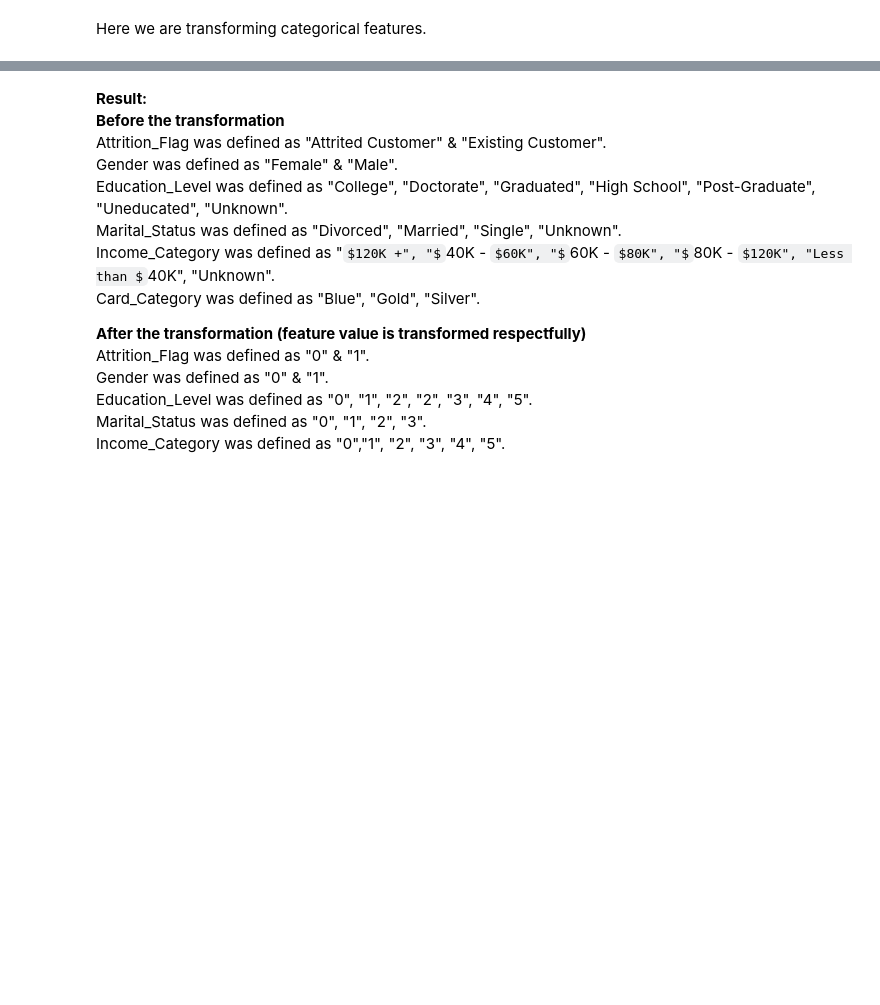
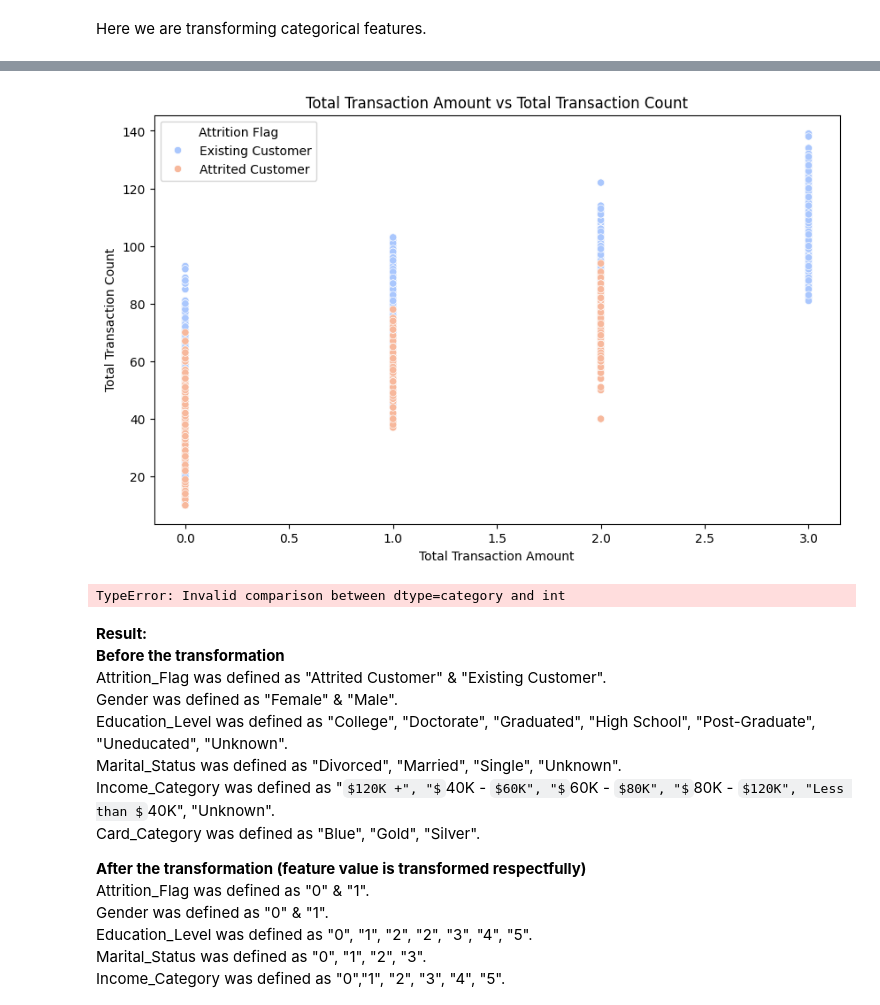
Before and after one commit to MJMcManaman/ITEC4305A1, a Jupyter notebook: CreditCardCustomer.ipynb, the cells around one changed output, grey strips where cells are left out. Cells and saved outputs as stored; diff of their text form; code cells hidden in the pictures; some formulas as TeX source; blank space fills up the shorter version.

```diff
--- a/CreditCardCustomer.ipynb
+++ b/CreditCardCustomer.ipynb
@@ -291,3 +363,26 @@ dtype: object
+# %%
+# Create a new figure and axes for the new plot
+fig, ax = plt.subplots(figsize=(10, 6))
+
+# Plotting the relationship between Total Transaction Amount and Total Transaction Count
+sns.scatterplot(data=df, x='Total_Trans_Amt_Binned', y='Total_Trans_Ct', hue='Attrition_Flag', palette='coolwarm', ax=ax)
+ax.set_title('Total Transaction Amount vs Total Transaction Count')
+ax.set_xlabel('Total Transaction Amount')
+ax.set_ylabel('Total Transaction Count')
+ax.legend(title='Attrition Flag')
+
+plt.show()
+# %% [output]
+[figure, added]
+# %%
+ct='Total_Trans_Ct'
+amt='Total_Trans_Amt_Binned'
+selected_attrition_flag = df.loc[(df[ct] > 90) | (df[amt] = 3 ), 'Attrition_Flag']
+selected_attrition_flag += df.loc[(df[ct] > 80) & (df[amt] < 6000), 'Attrition_Flag']
+
+print(selected_attrition_flag.value_counts())
+# %% [output]
+TypeError: Invalid comparison between dtype=category and int
 # %% [markdown]
 **Result:**<br>
 **Before the transformation** <br>
```
Also changed, not shown: parts of 10 cells of this notebook.
